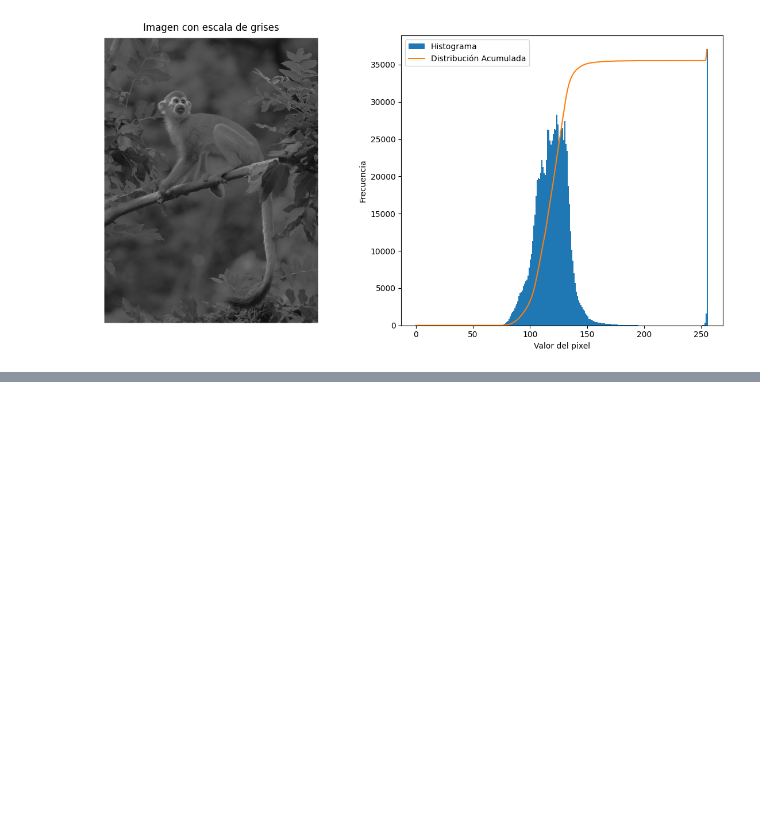
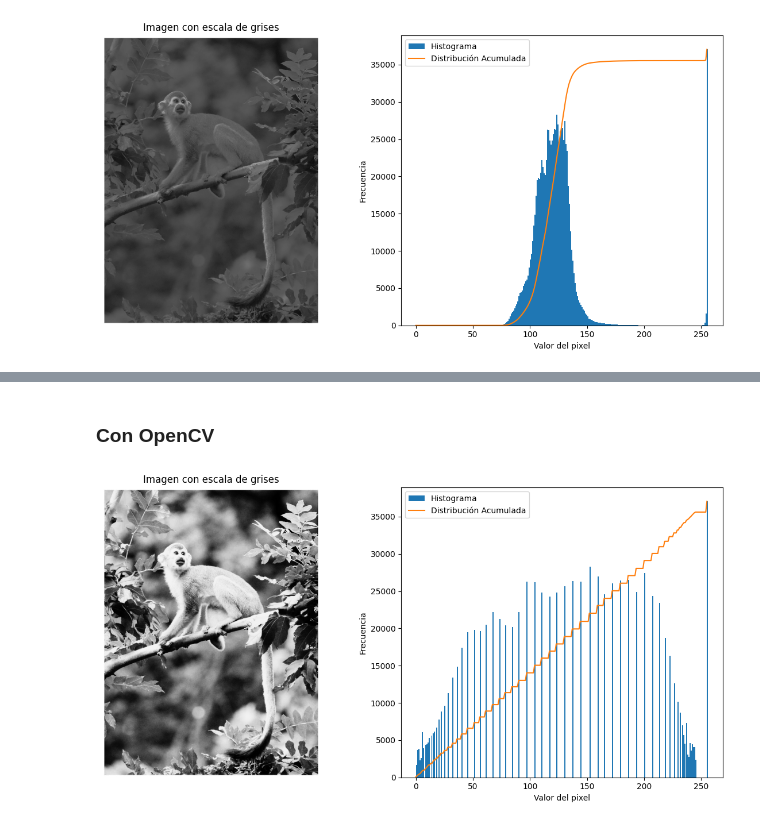
Before and after one commit to MGonza20/Lista01_vc_uvg, a Jupyter notebook: notebook.ipynb, the cells around one changed output, grey strips where cells are left out. Cells and saved outputs as stored; diff of their text form; code cells hidden in the pictures; blank space fills up the shorter version.

```diff
--- a/notebook.ipynb
+++ b/notebook.ipynb
@@ -124,0 +132,7 @@ plot_eq(img_escala_grises, True)
+# %% [markdown]
+### Con OpenCV
+# %%
+img_eq = cv.equalizeHist(img_escala_grises)
+plot_eq(img_eq)
+# %% [output]
+[figure, added]
```
Also changed, not shown: parts of 4 cells of this notebook, 2 other files.
